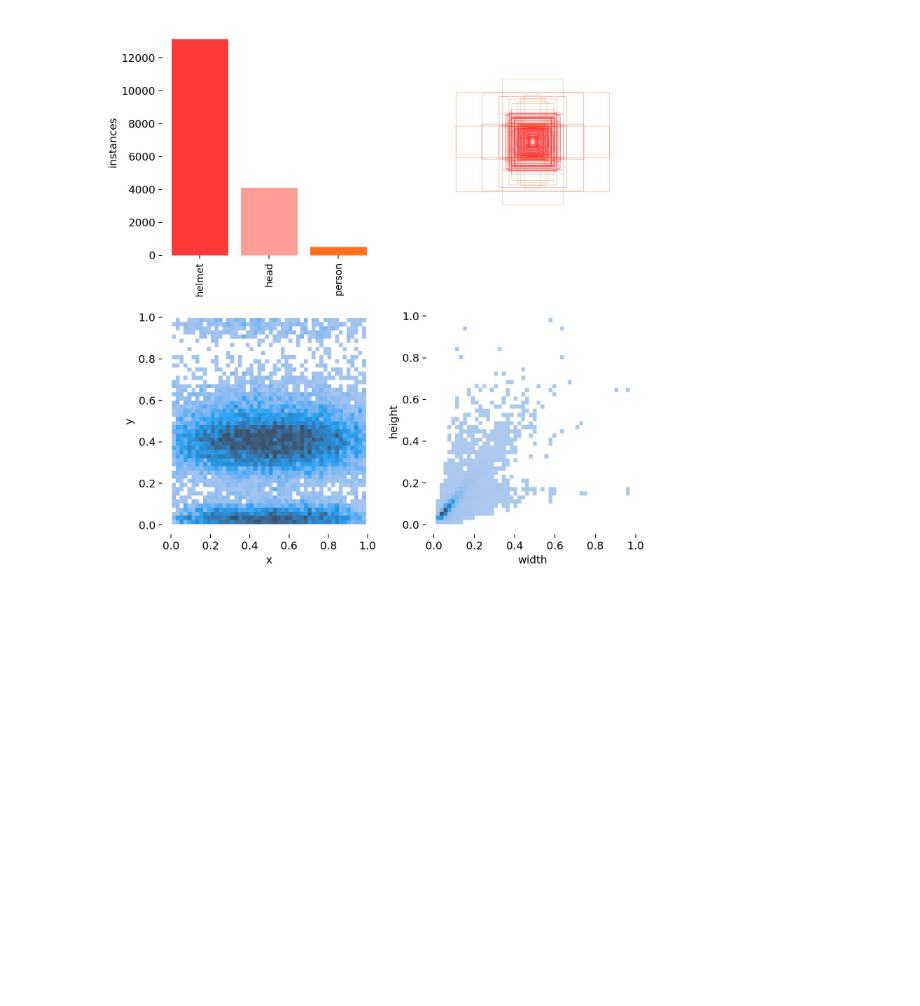
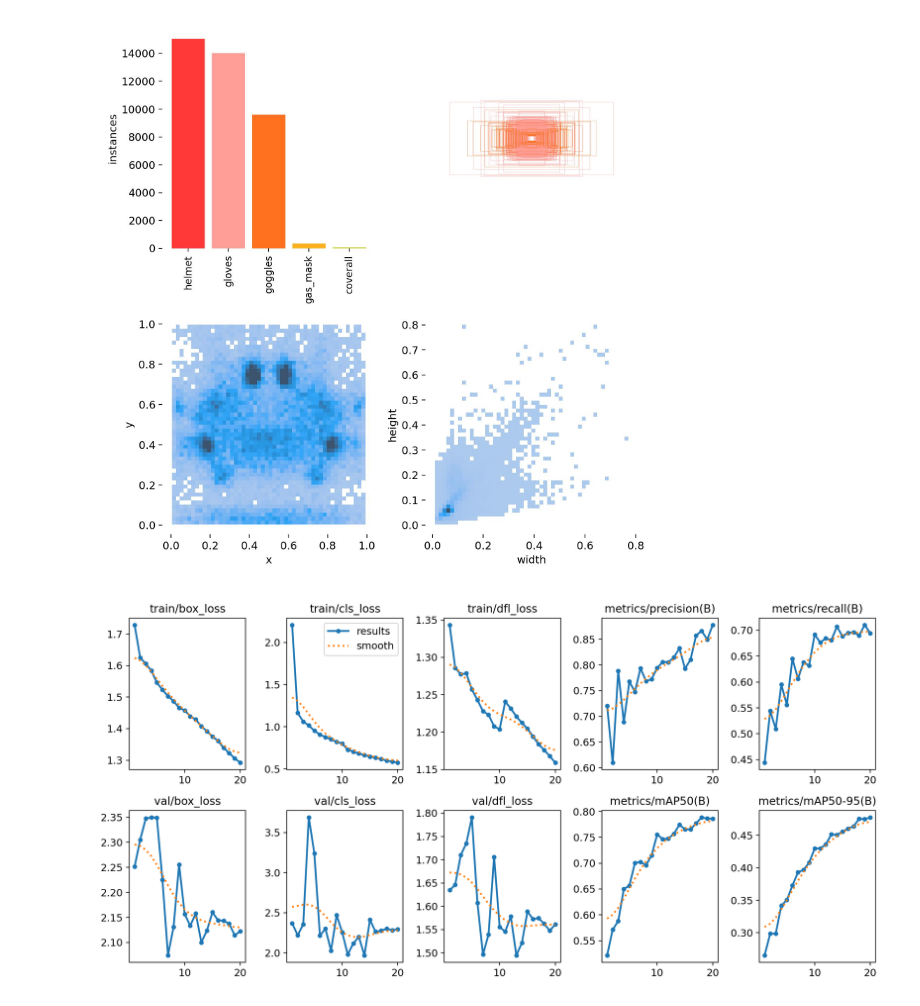
Before and after one commit to Vi4eT/ProtectionDetection, a Jupyter notebook: network.ipynb, the cells around one changed output. Saved outputs shown, nothing was run; the diff lists cells and outputs as text; code cells hidden in the pictures; blank space fills up the shorter version.

```diff
--- a/network.ipynb
+++ b/network.ipynb
@@ -111,5 +177,9 @@ Starting training for 20 epochs...
 # %%
-Image(filename=Path.cwd() / 'runs/detect/train16/labels.jpg', width=800)
+Image(filename=graph / 'labels.jpg', width=800)
 # %% [output]
-[figure, old version]
+[figure, new version]
+# %%
+Image(filename=graph / 'results.png', width=1400)
+# %% [output]
+[figure, added]
 # %%
```
Also changed, not shown: parts of 18 cells of this notebook, 2 other files.
